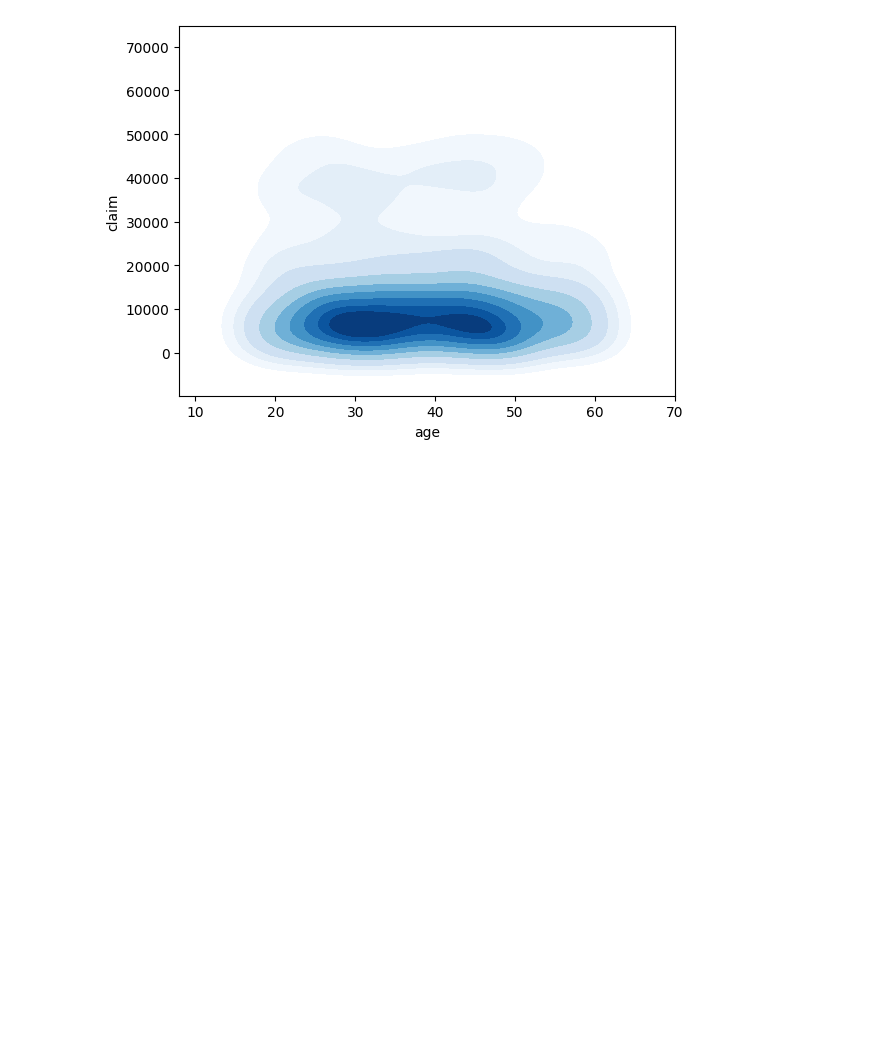
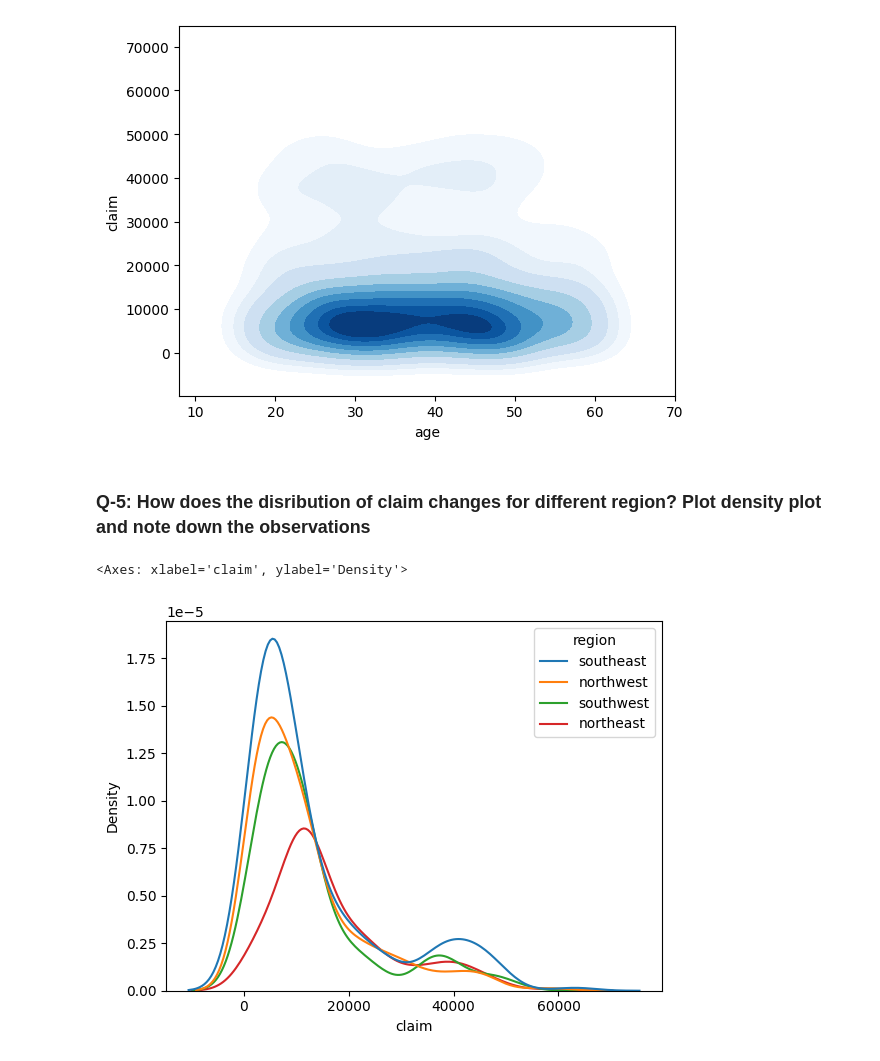
Before and after one commit to NityaVerma19/DSMP, a Jupyter notebook: Descriptive stats 2/task_40.ipynb, the cells around one changed output. Cells and saved outputs as stored; diff of their text form; code cells hidden in the pictures; blank space fills up the shorter version.

```diff
--- a/Descriptive stats 2/task_40.ipynb
+++ b/Descriptive stats 2/task_40.ipynb
@@ -86,3 +86,10 @@ sns.kdeplot(x=df['age'], y=df['claim'], cmap="Blues", thresh=0.05, fill=True)
 # %% [output]
 <Axes: xlabel='age', ylabel='claim'>
 [figure]
+# %% [markdown]
+### Q-5: How does the disribution of claim changes for different region? Plot density plot and note down the observations
+# %%
+sns.kdeplot(df, x = "claim", hue = "region")
+# %% [output]
+<Axes: xlabel='claim', ylabel='Density'>
+[figure, added]
```
